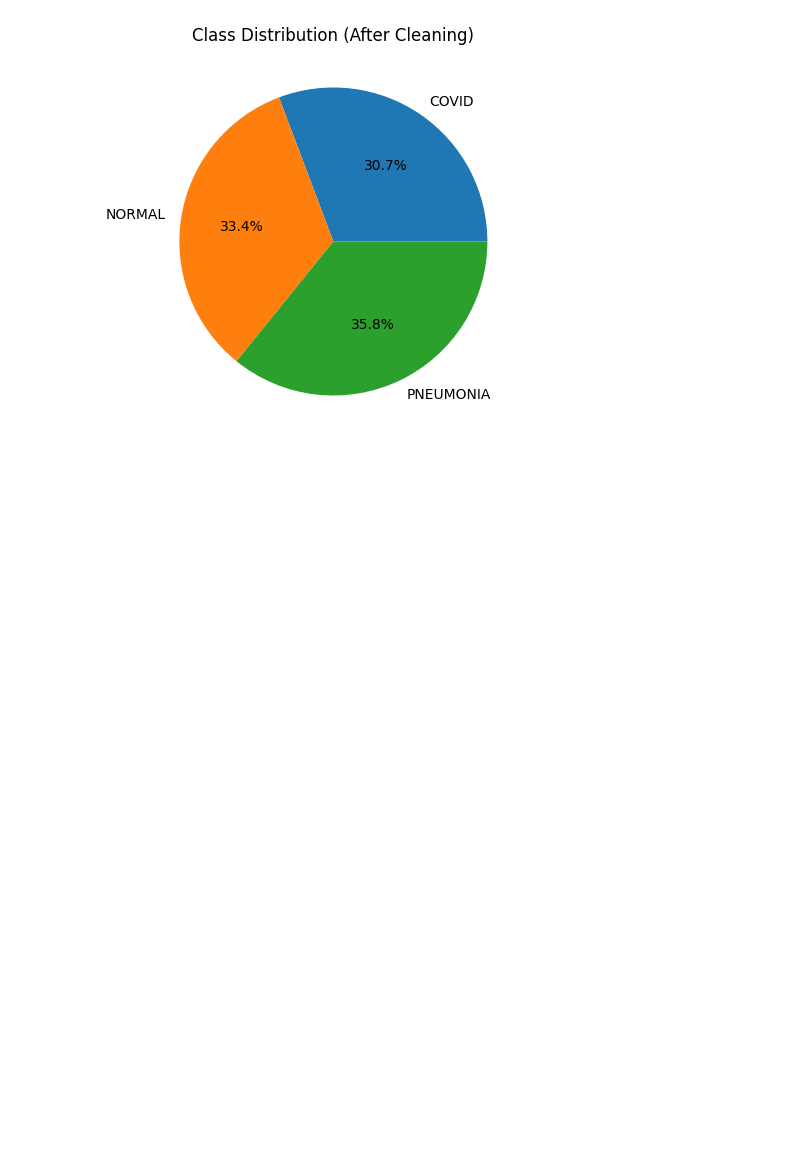
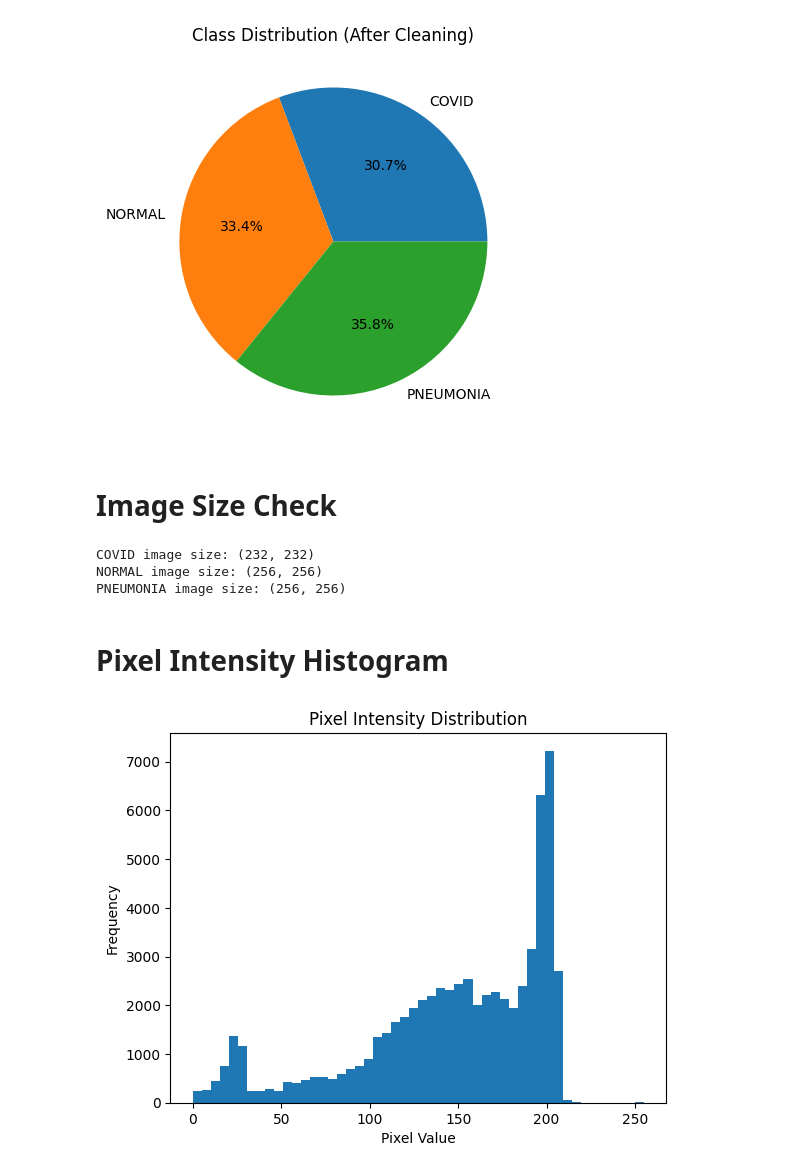
Before and after one commit to RAVIAPTISWETHA/COVID-19-Detection-from-Chest-X-ray-Images-Using-CNN-, a Jupyter notebook: EDA.ipynb, the cells around one changed output. Drawn from its saved outputs; the diff is of its cells as text; code cells hidden in the pictures; blank space fills up the shorter version.

```diff
--- a/EDA.ipynb
+++ b/EDA.ipynb
@@ -272,3 +272,27 @@ plt.title("Class Distribution (After Cleaning)")
 plt.show()
 # %% [output]
 [figure]
+# %% [markdown]
+# Image Size Check
+# %%
+for cls in ["COVID", "NORMAL", "PNEUMONIA"]:
+    class_path = os.path.join(dataset_path, cls)
+    img_name = os.listdir(class_path)[0]
+    img = Image.open(os.path.join(class_path, img_name))
+    print(f"{cls} image size:", img.size)
+# %% [output]
+COVID image size: (232, 232)
+NORMAL image size: (256, 256)
+PNEUMONIA image size: (256, 256)
+# %% [markdown]
+# Pixel Intensity Histogram
+# %%
+img_array = np.array(img.convert("L"))  # grayscale
+
+plt.hist(img_array.flatten(), bins=50)
+plt.title("Pixel Intensity Distribution")
+plt.xlabel("Pixel Value")
+plt.ylabel("Frequency")
+plt.show()
+# %% [output]
+[figure, added]
```
